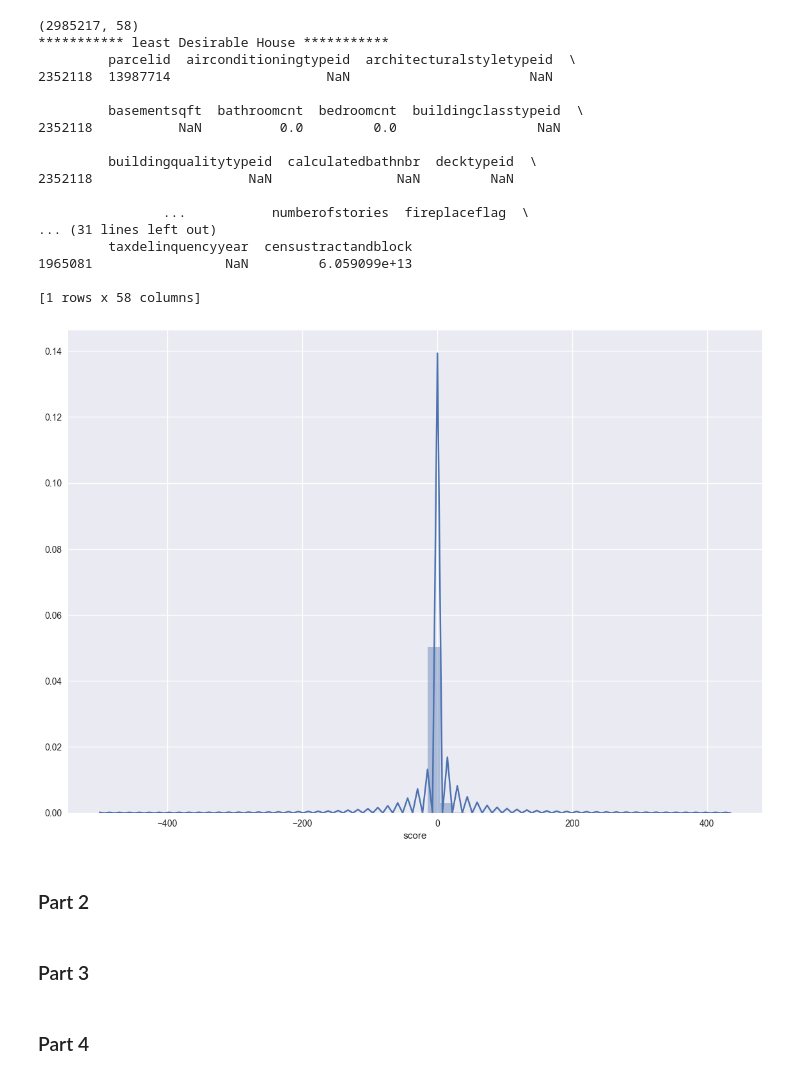
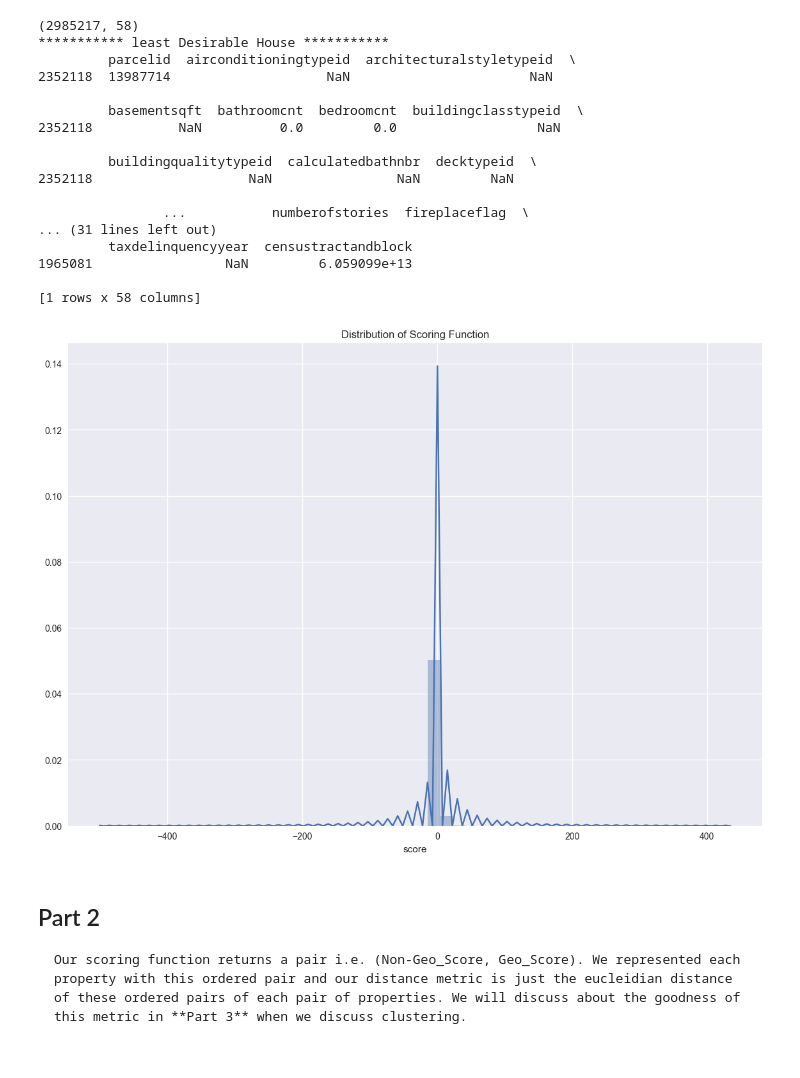
Before and after one commit to xilenteyex/CSE519-2017-111195374, a Jupyter notebook: HW3/HW3.ipynb, the cells around one changed output. Drawn from its saved outputs; the diff is of its cells as text; code cells hidden in the pictures.

Commit message:
added report for part 1,2,3,5

```diff
--- a/HW3/HW3.ipynb
+++ b/HW3/HW3.ipynb
@@ -142,6 +195,7 @@ scr = data.sum(axis=1)
 temp = scr.values.tolist()
 sns.plt.figure(figsize=(14, 10), dpi= 100)
 sns.plt.xlabel('score')
+plt.title('Distribution of Scoring Function')
 sns.distplot(temp);
 
 # Mapping Scores with Parcel IDs
@@ -163,37 +217,34 @@ print('*********** least Desirable House ***********')
 for pid in lowest_pid:
 	print(df.loc[(df['parcelid'] == pid), :])
 
 
 print('*********** most Desirable House ***********')
 for pid in highest_pid:
 	print(df.loc[(df['parcelid'] == pid), :])
 
 # Ploting Distribution of Scores
 
 # sns.plt.gca().set_aspect('equal')
 sns.plt.show()
 # %% [output]
 (2985217, 58)
 *********** least Desirable House ***********
          parcelid  airconditioningtypeid  architecturalstyletypeid  \
 2352118  13987714                    NaN                       NaN
 
          basementsqft  bathroomcnt  bedroomcnt  buildingclasstypeid  \
 2352118           NaN          0.0         0.0                  NaN
 
          buildingqualitytypeid  calculatedbathnbr  decktypeid  \
 2352118                    NaN                NaN         NaN
 
                 ...           numberofstories  fireplaceflag  \
 ... (31 lines left out)
          taxdelinquencyyear  censustractandblock
 1965081                 NaN         6.059099e+13
 
 [1 rows x 58 columns]
-[figure, old version]
+[figure, new version]
-# %% [markdown]
-### Part 2
-# %% [markdown]
-### Part 3
-# %% [markdown]
-### Part 4
+# %% [markdown]
+## Part 2
+    Our scoring function returns a pair i.e. (Non-Geo_Score, Geo_Score). We represented each property with this ordered pair and our distance metric is just the eucleidian distance of these ordered pairs of each pair of properties. We will discuss about the goodness of this metric in **Part 3** when we discuss clustering.
```
Also changed, not shown: parts of 5 cells of this notebook, 1 other file.
